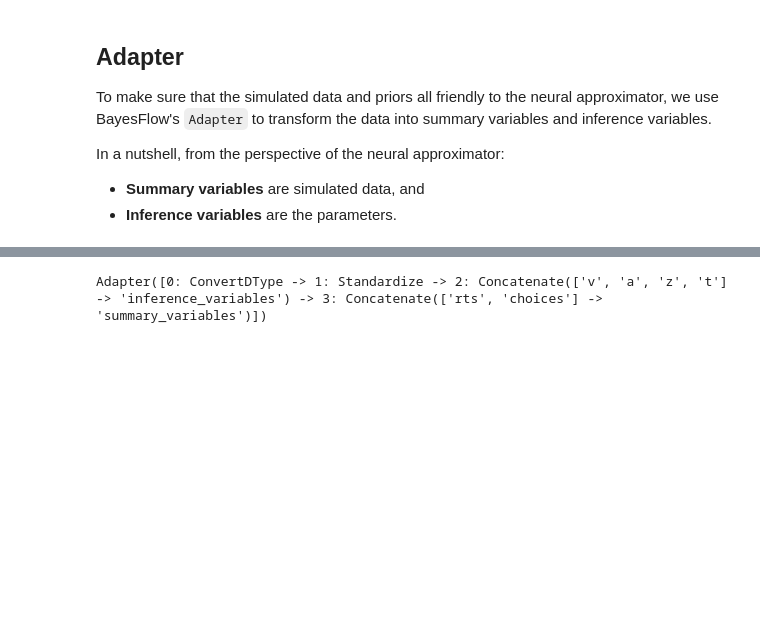
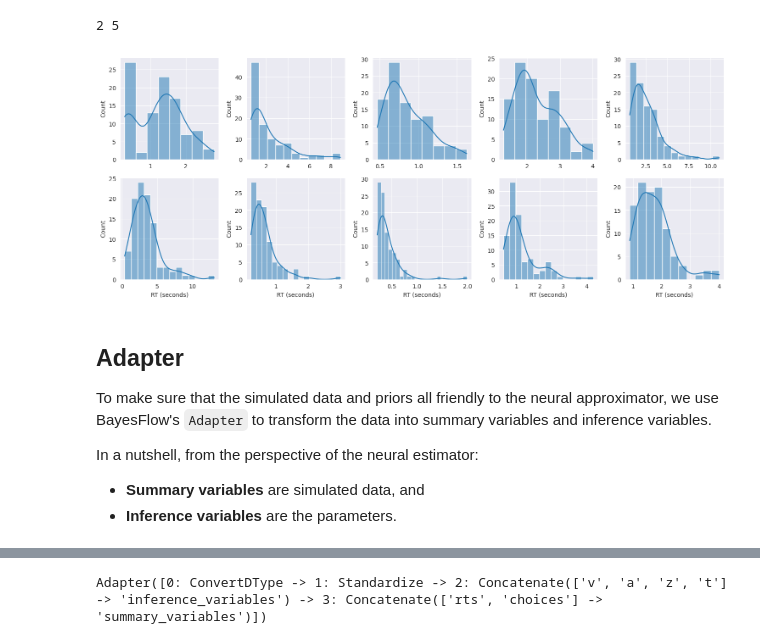
Before and after one commit to bayesflow-org/hssm-bayesflow-workshop, a Jupyter notebook: notebooks/hssm_bayesflow.ipynb, the cells around one changed output, grey strips where cells are left out. Drawn from its saved outputs; the diff is of its cells as text; code cells hidden in the pictures; blank space fills up the shorter version.

```diff
--- a/notebooks/hssm_bayesflow.ipynb
+++ b/notebooks/hssm_bayesflow.ipynb
@@ -72,2 +86,3 @@ simulator = bf.make_simulator([priors, ddm_simulator])
 # %%
-draws = simulator.sample(batch_size=2)
+batch_size = 10
+draws = simulator.sample(batch_size=batch_size)
@@ -96,9 +117,25 @@ prior_grid = bf.diagnostics.plots.pairs_samples(
+# %%
+n_rows = 2
+n_cols = batch_size // n_rows
+print(n_rows, n_cols)
+# %% [output]
+2 5
+# %%
+fig, ax = plt.subplots(nrows=n_rows, ncols=n_cols, figsize=(15, 6))
+
+for i, a in enumerate(ax.flat):
+    ax = sns.histplot(data=draws['rts'][i], ax=a, legend=False, kde=True)
+    if i > n_cols - 1:
+        ax.set_xlabel("RT (seconds)")
+fig.tight_layout()
+# %% [output]
+[figure, added]
 # %% [markdown]
 ## Adapter
 
 To make sure that the simulated data and priors all friendly to the neural approximator, we use BayesFlow's `Adapter` to transform the data into summary variables and inference variables.
 
-In a nutshell, from the perspective of the neural approximator:
+In a nutshell, from the perspective of the neural estimator:
 
 * **Summary variables** are simulated data, and
 * **Inference variables** are the parameters.
```
Also changed, not shown: parts of 29 cells of this notebook.
